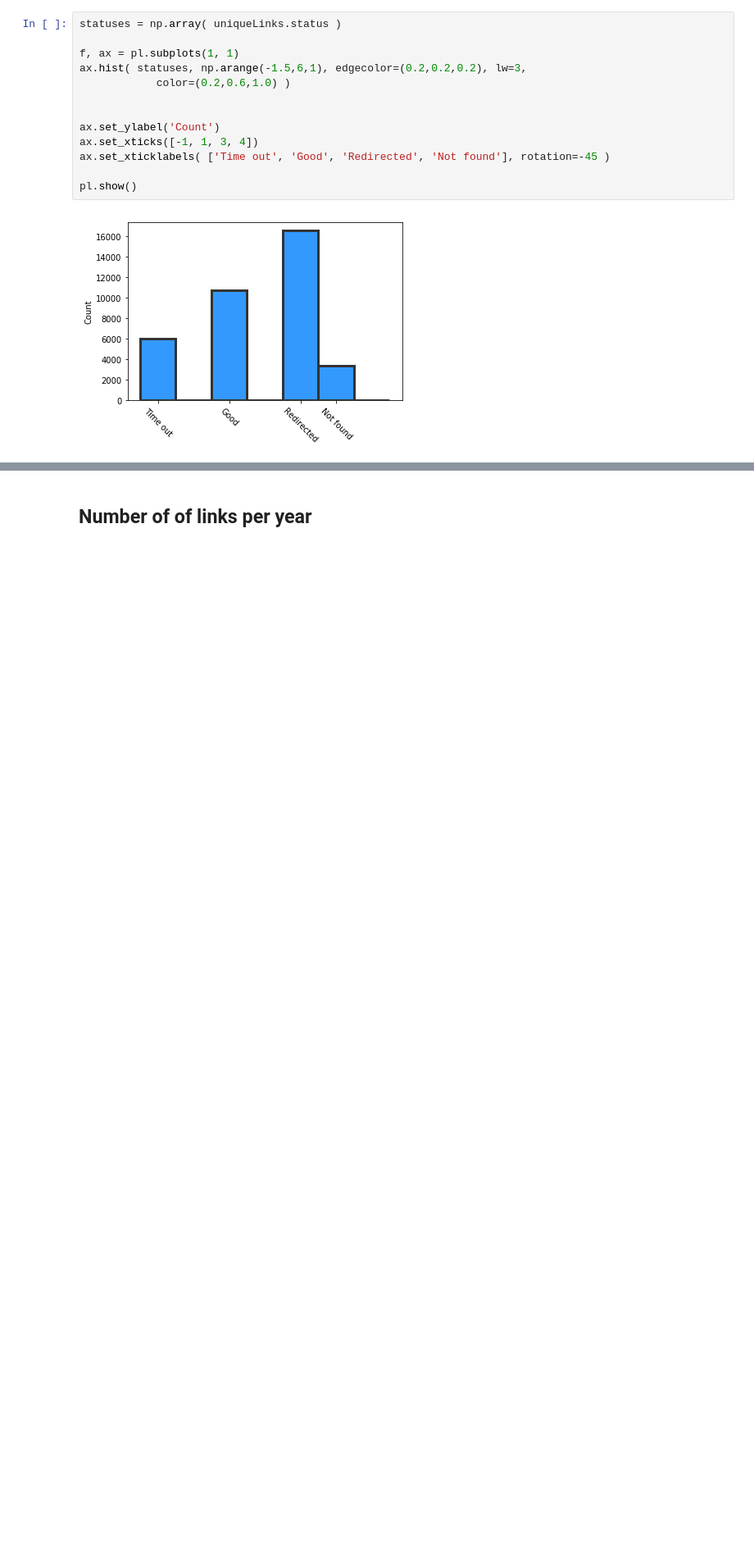
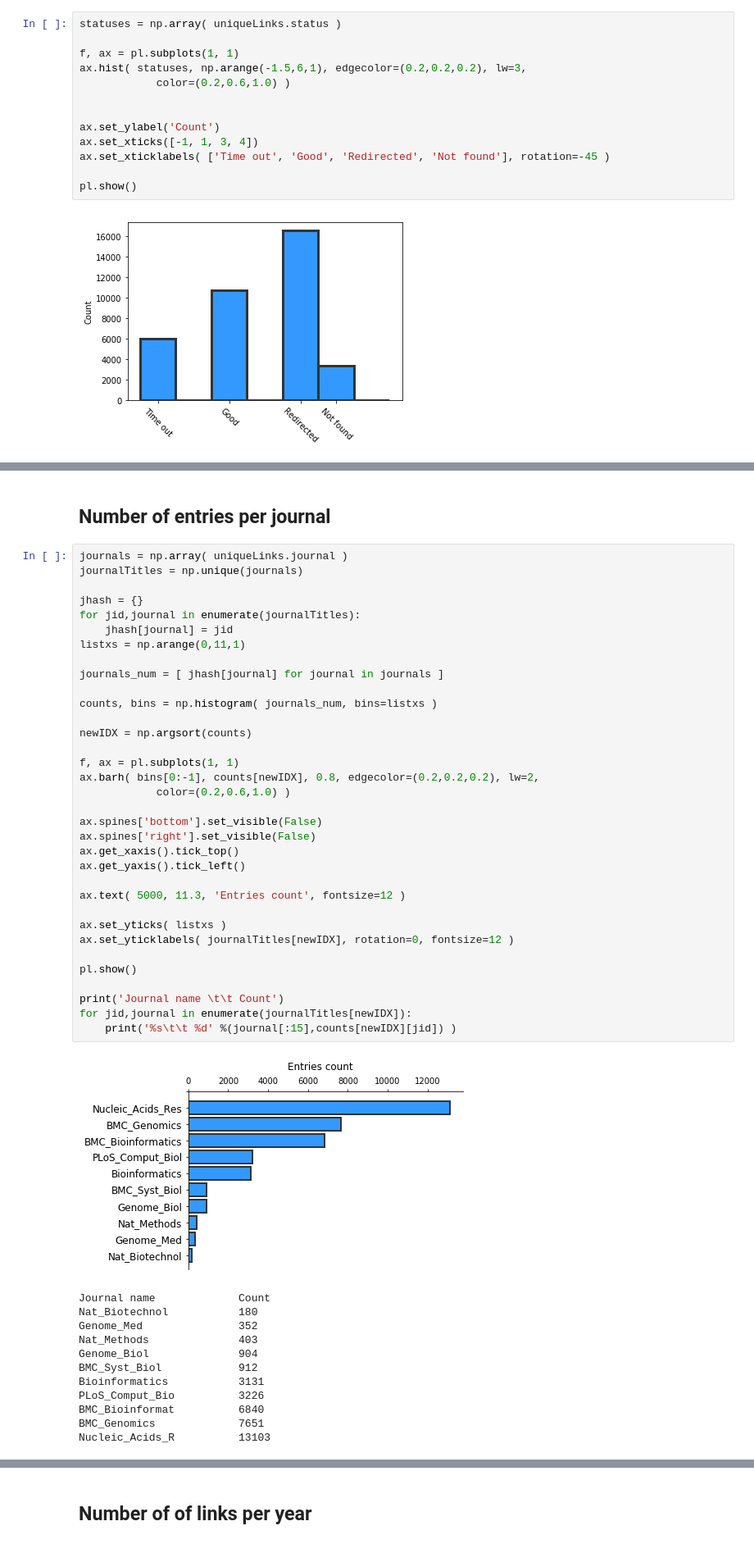
Before and after one commit to xubeisi/good.software, a Jupyter notebook: analysis/Figures using links.ipynb, the cells around one changed output, grey strips where cells are left out. Shown: that part at 82% size. Saved outputs shown, nothing was run; the diff lists cells and outputs as text; blank space fills up the shorter version.

Commit message:
Updating number of entries per journal

```diff
--- a/analysis/Figures using links.ipynb
+++ b/analysis/Figures using links.ipynb
@@ -162,0 +181,49 @@ pl.show()
+# %% [markdown]
+## Number of entries per journal
+# %%
+journals = np.array( uniqueLinks.journal )
+journalTitles = np.unique(journals)
+
+jhash = {}
+for jid,journal in enumerate(journalTitles):
+    jhash[journal] = jid
+listxs = np.arange(0,11,1)
+
+journals_num = [ jhash[journal] for journal in journals ]
+
+counts, bins = np.histogram( journals_num, bins=listxs )
+
+newIDX = np.argsort(counts)
+
+f, ax = pl.subplots(1, 1)
+ax.barh( bins[0:-1], counts[newIDX], 0.8, edgecolor=(0.2,0.2,0.2), lw=2,
+            color=(0.2,0.6,1.0) )
+
+ax.spines['bottom'].set_visible(False)
+ax.spines['right'].set_visible(False)
+ax.get_xaxis().tick_top()
+ax.get_yaxis().tick_left()
+
+ax.text( 5000, 11.3, 'Entries count', fontsize=12 )
+
+ax.set_yticks( listxs )
+ax.set_yticklabels( journalTitles[newIDX], rotation=0, fontsize=12 )
+
+pl.show()
+
+print('Journal name \t\t Count')
+for jid,journal in enumerate(journalTitles[newIDX]):
+    print('%s\t\t %d' %(journal[:15],counts[newIDX][jid]) )
+# %% [output]
+[figure, added]
+Journal name             Count
+Nat_Biotechnol           180
+Genome_Med               352
+Nat_Methods              403
+Genome_Biol              904
+BMC_Syst_Biol            912
+Bioinformatics           3131
+PLoS_Comput_Bio          3226
+BMC_Bioinformat          6840
+BMC_Genomics             7651
+Nucleic_Acids_R          13103
```
Also changed, not shown: parts of 13 cells of this notebook, 8 other files.
